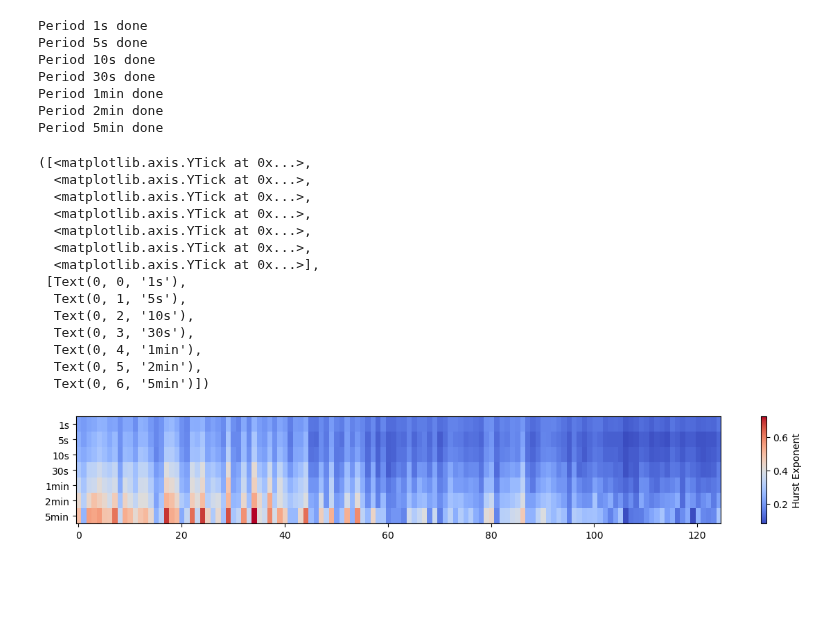
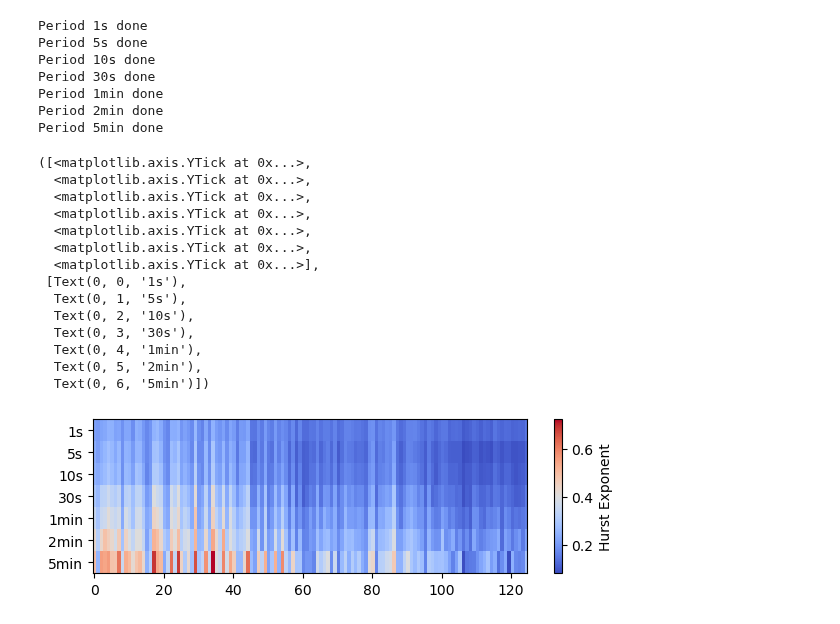
Before and after one commit to UoB-DSMP-2023-24/dsmp-2024-group-19, a Jupyter notebook: EDA/Hurst_Exponent Heatmap.ipynb, the cells around one changed output. Saved outputs shown, nothing was run; the diff lists cells and outputs as text; code cells hidden in the pictures; blank space fills up the shorter version.

Commit message:
More graphs

```diff
--- a/EDA/Hurst_Exponent Heatmap.ipynb
+++ b/EDA/Hurst_Exponent Heatmap.ipynb
@@ -63,24 +63,24 @@ Period 2min done
 Period 5min done
 # %%
 # plot a heatmap of hurst compnent values for each resample period
-plt.figure(figsize=(15, 2))
+plt.figure(figsize=(7, 2))
 plt.imshow(hc_df.T, cmap='coolwarm', aspect='auto', interpolation='none')
 # colorbar with values 0-1
 plt.colorbar(label='Hurst Exponent')
 plt.yticks(range(len(resample_periods)), resample_periods)
 # %% [output]
 ([<matplotlib.axis.YTick at 0x...>,
   <matplotlib.axis.YTick at 0x...>,
   <matplotlib.axis.YTick at 0x...>,
   <matplotlib.axis.YTick at 0x...>,
   <matplotlib.axis.YTick at 0x...>,
   <matplotlib.axis.YTick at 0x...>,
   <matplotlib.axis.YTick at 0x...>],
  [Text(0, 0, '1s'),
   Text(0, 1, '5s'),
   Text(0, 2, '10s'),
   Text(0, 3, '30s'),
   Text(0, 4, '1min'),
   Text(0, 5, '2min'),
   Text(0, 6, '5min')])
-[figure, old version]
+[figure, new version]
```
Also changed, not shown: 2 other files.
